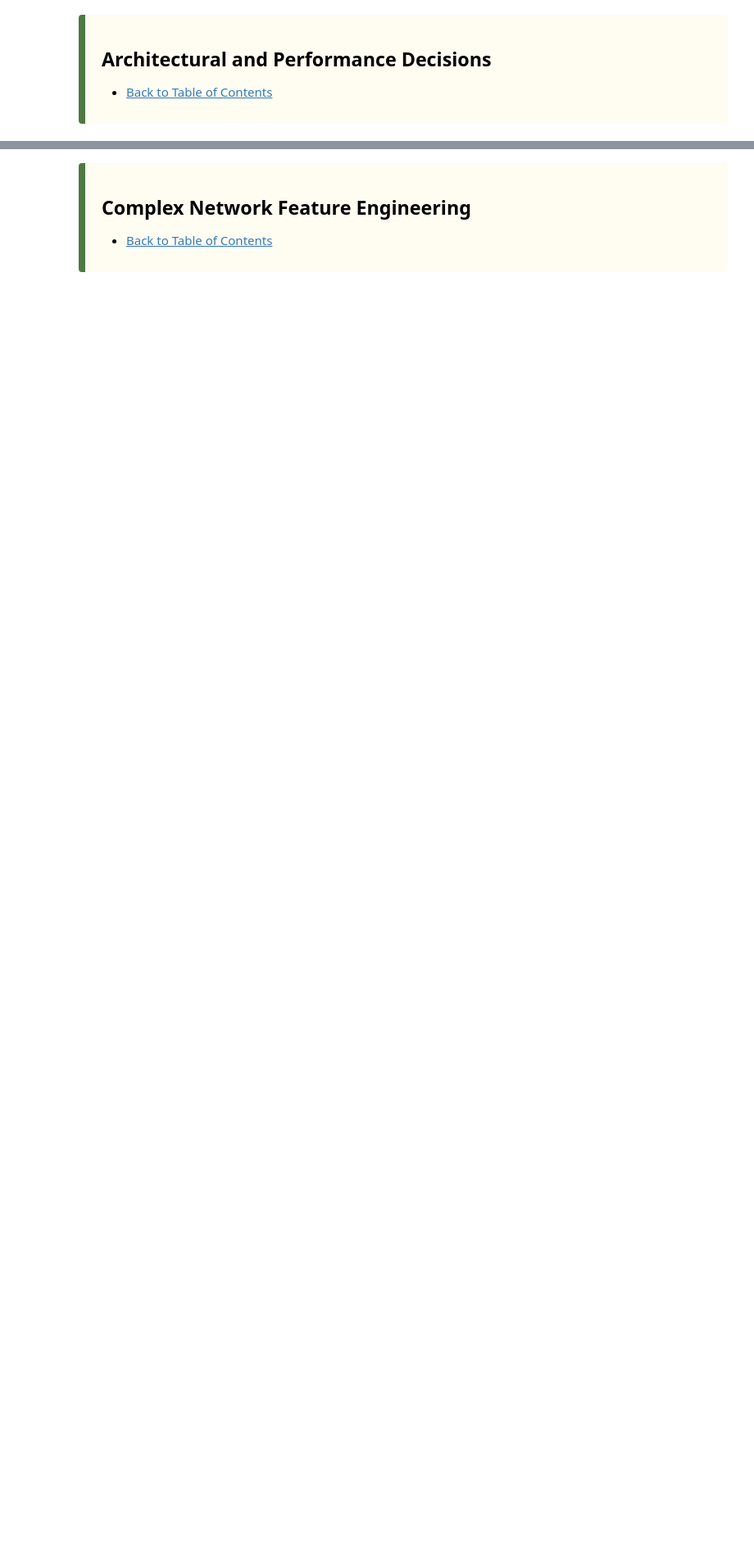
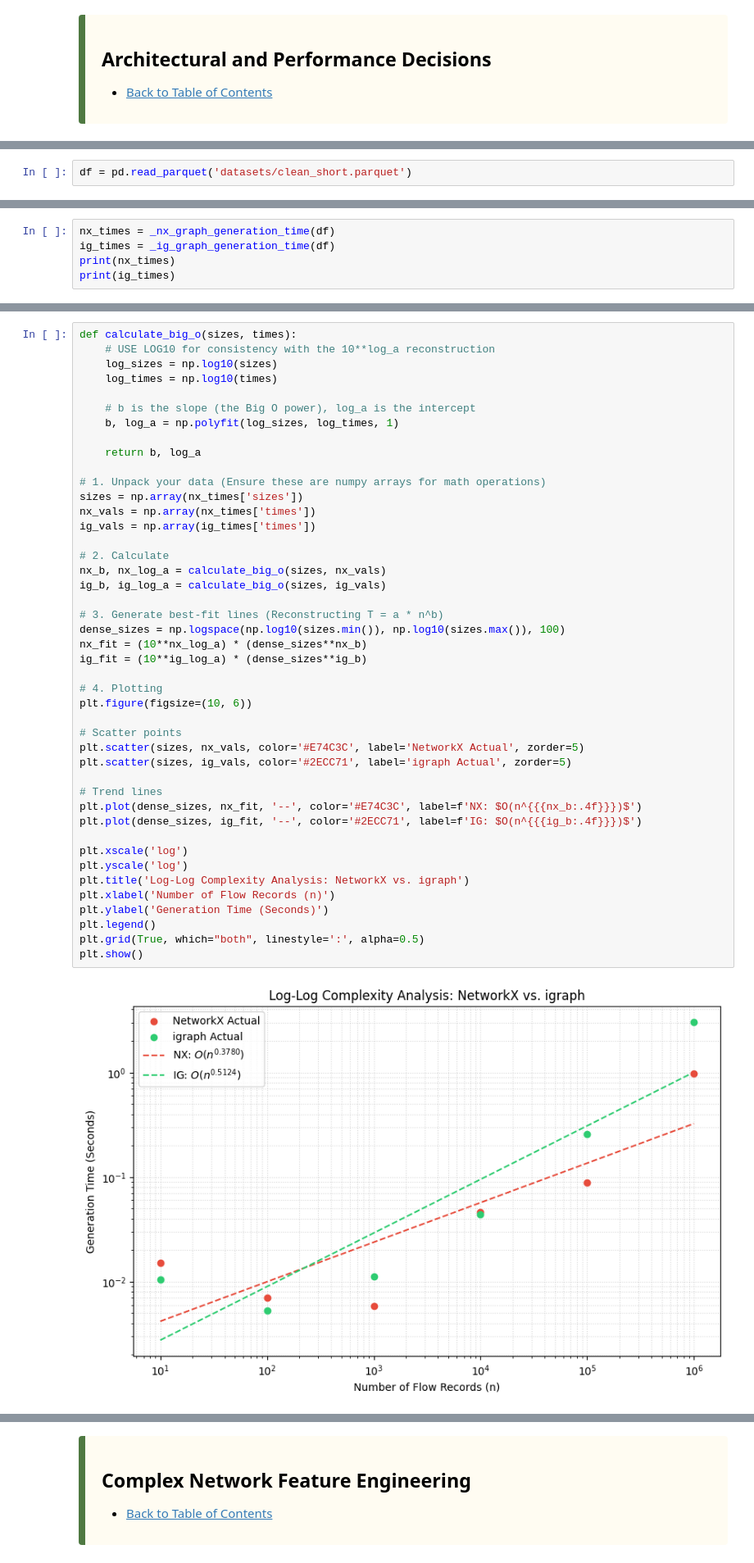
Before and after one commit to JaredWood-DU/COMP3703, a Jupyter notebook: final/explore_complex_networks.ipynb, the cells around one changed output, grey strips where cells are left out. Shown at 82% size. Cells and saved outputs as stored; diff of their text form; blank space fills up the shorter version.

Commit message:
Checkpoint (Vis)
- Generated general idea of visualizations and testing metric between igraph and networkx, will clean up later

```diff
--- a/final/explore_complex_networks.ipynb
+++ b/final/explore_complex_networks.ipynb
@@ -70,0 +80,2 @@ import seaborn as sns
+# %%
+df = pd.read_parquet('datasets/clean_short.parquet')
@@ -70,0 +175,5 @@ import seaborn as sns
+# %%
+nx_times = _nx_graph_generation_time(df)
+ig_times = _ig_graph_generation_time(df)
+print(nx_times)
+print(ig_times)
@@ -70,0 +183,46 @@ import seaborn as sns
+# %%
+def calculate_big_o(sizes, times):
+    # USE LOG10 for consistency with the 10**log_a reconstruction
+    log_sizes = np.log10(sizes)
+    log_times = np.log10(times)
+
+    # b is the slope (the Big O power), log_a is the intercept
+    b, log_a = np.polyfit(log_sizes, log_times, 1)
+
+    return b, log_a
+
+# 1. Unpack your data (Ensure these are numpy arrays for math operations)
+sizes = np.array(nx_times['sizes'])
+nx_vals = np.array(nx_times['times'])
+ig_vals = np.array(ig_times['times'])
+
+# 2. Calculate
+nx_b, nx_log_a = calculate_big_o(sizes, nx_vals)
+ig_b, ig_log_a = calculate_big_o(sizes, ig_vals)
+
+# 3. Generate best-fit lines (Reconstructing T = a * n^b)
+dense_sizes = np.logspace(np.log10(sizes.min()), np.log10(sizes.max()), 100)
+nx_fit = (10**nx_log_a) * (dense_sizes**nx_b)
+ig_fit = (10**ig_log_a) * (dense_sizes**ig_b)
+
+# 4. Plotting
+plt.figure(figsize=(10, 6))
+
+# Scatter points
+plt.scatter(sizes, nx_vals, color='#E74C3C', label='NetworkX Actual', zorder=5)
+plt.scatter(sizes, ig_vals, color='#2ECC71', label='igraph Actual', zorder=5)
+
+# Trend lines
+plt.plot(dense_sizes, nx_fit, '--', color='#E74C3C', label=f'NX: $O(n^{{{nx_b:.4f}}})$')
+plt.plot(dense_sizes, ig_fit, '--', color='#2ECC71', label=f'IG: $O(n^{{{ig_b:.4f}}})$')
+
+plt.xscale('log')
+plt.yscale('log')
+plt.title('Log-Log Complexity Analysis: NetworkX vs. igraph')
+plt.xlabel('Number of Flow Records (n)')
+plt.ylabel('Generation Time (Seconds)')
+plt.legend()
+plt.grid(True, which="both", linestyle=':', alpha=0.5)
+plt.show()
+# %% [output]
+[figure, added]
```
Also changed, not shown: parts of 6 cells of this notebook.
